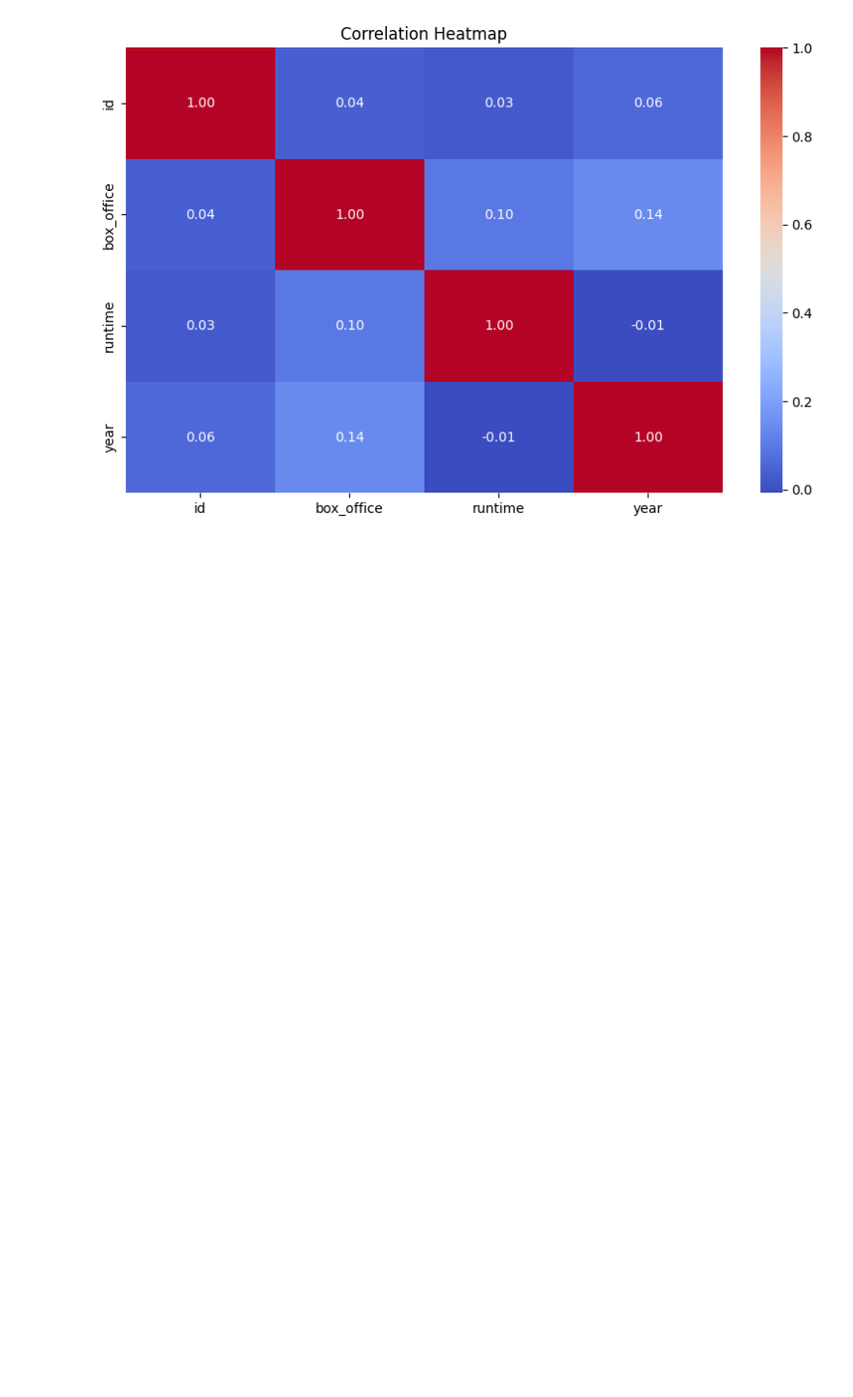
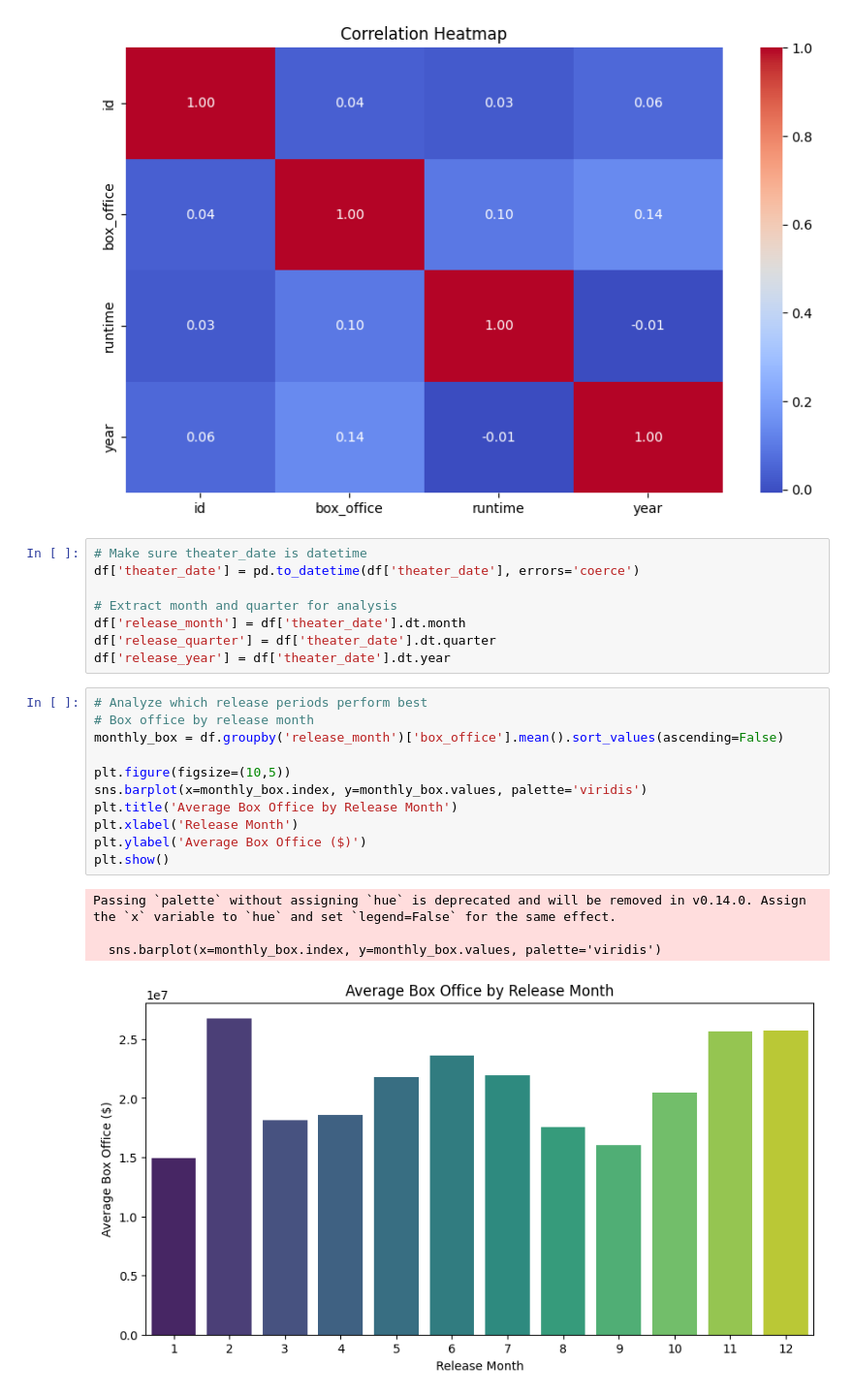
Before and after one commit to Vincent-Muteti/Phase2-Project, a Jupyter notebook: vincent.ipynb, the cells around one changed output. Shown: that part at 97% size. Cells and saved outputs as stored; diff of their text form; blank space fills up the shorter version.

Commit message:
Added more Visualizations

```diff
--- a/vincent.ipynb
+++ b/vincent.ipynb
@@ -402,3 +402,27 @@ plt.title('Correlation Heatmap')
 plt.show()
 # %% [output]
 [figure]
+# %%
+# Make sure theater_date is datetime
+df['theater_date'] = pd.to_datetime(df['theater_date'], errors='coerce')
+
+# Extract month and quarter for analysis
+df['release_month'] = df['theater_date'].dt.month
+df['release_quarter'] = df['theater_date'].dt.quarter
+df['release_year'] = df['theater_date'].dt.year
+# %%
+# Analyze which release periods perform best
+# Box office by release month
+monthly_box = df.groupby('release_month')['box_office'].mean().sort_values(ascending=False)
+
+plt.figure(figsize=(10,5))
+sns.barplot(x=monthly_box.index, y=monthly_box.values, palette='viridis')
+plt.title('Average Box Office by Release Month')
+plt.xlabel('Release Month')
+plt.ylabel('Average Box Office ($)')
+plt.show()
+# %% [output]
+Passing `palette` without assigning `hue` is deprecated and will be removed in v0.14.0. Assign the `x` variable to `hue` and set `legend=False` for the same effect.
+
+  sns.barplot(x=monthly_box.index, y=monthly_box.values, palette='viridis')
+[figure, added]
```
Also changed, not shown: parts of 5 cells of this notebook.
